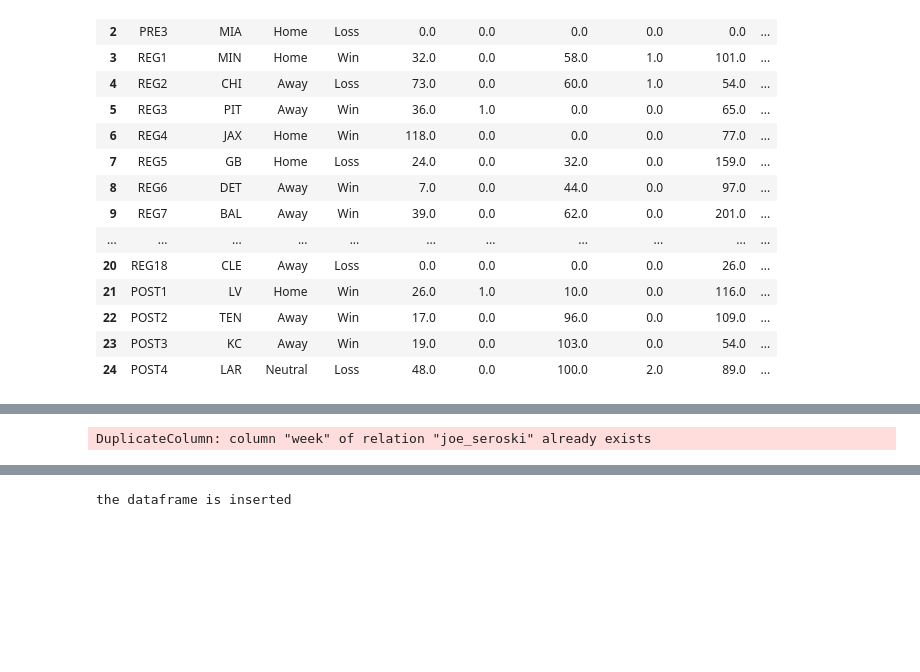
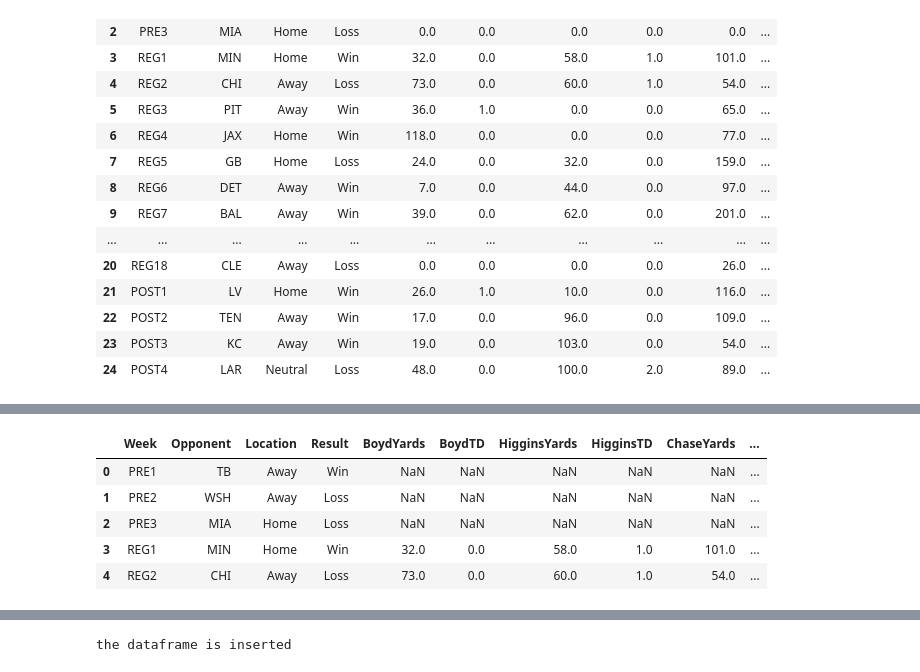
Before and after one commit to seroskij/Mindex, a Jupyter notebook: Seroski_Mindex_Bengals.ipynb, the cells around one changed output, grey strips where cells are left out. Drawn from its saved outputs; the diff is of its cells as text; code cells hidden in the pictures; blank space fills up the shorter version.

Commit message:
Successfully inserted dataframe into sql

```diff
--- a/Seroski_Mindex_Bengals.ipynb
+++ b/Seroski_Mindex_Bengals.ipynb
@@ -312,13 +277,0 @@ conn.close()
-# %%
-#Run alter statement to add columns to sql table
-conn = psycopg2.connect(
-    database="postgres", user='joe_seroski', password='soejeroski', host='ls-2619b6b15c9bdc80a23f6afb7eee54cf0247da21.ca3yee6xneaj.us-east-1.rds.amazonaws.com', port='5432'
-)
-query = "ALTER TABLE joe_seroski ADD Week varchar(20),ADD Opponent varchar(20),ADD Location varchar(20),ADD Result varchar(20),ADD BoydYards INTEGER,ADD BoydTD INTEGER,ADD HigginsYards INTEGER,ADD HigginsTD INTEGER,ADD ChaseYards INTEGER,ADD ChaseTD INTEGER;"
-
-cur = conn.cursor()
-cur.execute(query)
-conn.commit()
-conn.close()
-# %% [output]
-DuplicateColumn: column "week" of relation "joe_seroski" already exists
@@ -333,3 +297,14 @@ cur = conn.cursor()
 cur.execute(query)
 conn.commit()
 conn.close()
+# %%
+#Rename DF columns to match db
+bengalsfull.rename(columns={"BoydYards":"boydyards", "BoydTD":"boydtd", "HigginsYards":"higginsyards", "HigginsTD":"higginstd", "ChaseYards":"chaseyards","ChaseTD":"chasetd"})
+bengalsfull.head()
+# %% [output]
+|  | Week | Opponent | Location | Result | BoydYards | BoydTD | HigginsYards | HigginsTD | ChaseYards | ... |
+| 0 | PRE1 | TB | Away | Win | NaN | NaN | NaN | NaN | NaN | ... |
+| 1 | PRE2 | WSH | Away | Loss | NaN | NaN | NaN | NaN | NaN | ... |
+| 2 | PRE3 | MIA | Home | Loss | NaN | NaN | NaN | NaN | NaN | ... |
+| 3 | REG1 | MIN | Home | Win | 32.0 | 0.0 | 58.0 | 1.0 | 101.0 | ... |
+| 4 | REG2 | CHI | Away | Loss | 73.0 | 0.0 | 60.0 | 1.0 | 54.0 | ... |
```
Also changed, not shown: parts of 12 cells of this notebook.
